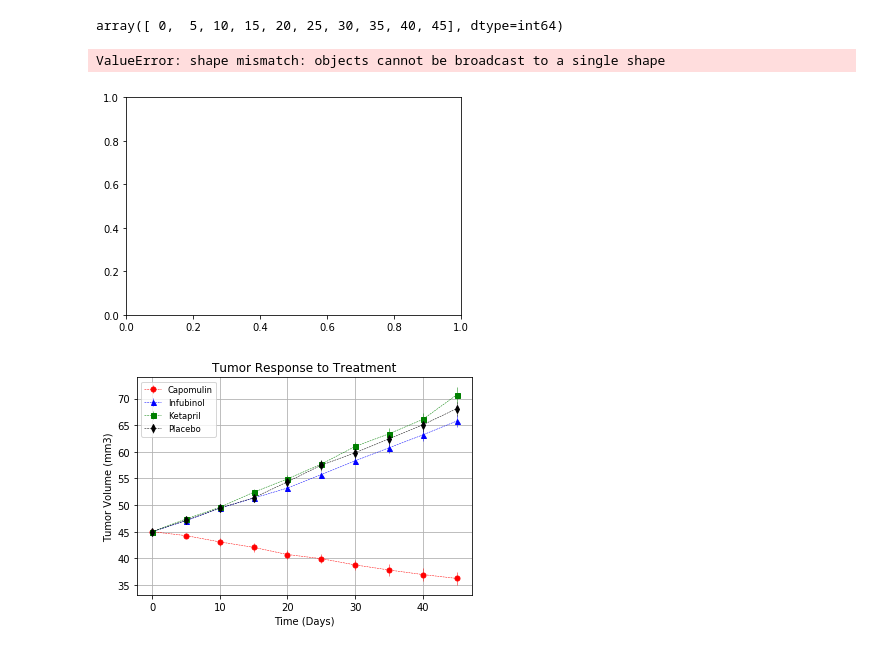
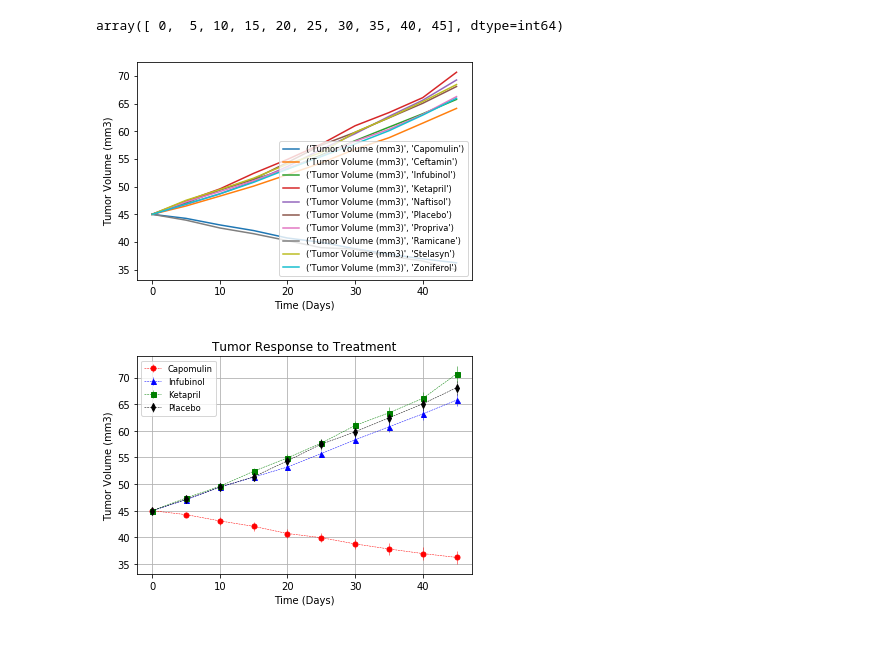
Before and after one commit to mdsmith577/Matplotlib_Homework, a Jupyter notebook: pymaceuticals.ipynb, the cells around one changed output. Cells and saved outputs as stored; diff of their text form; code cells hidden in the pictures.

Commit message:
got a for loop to create a plot

```diff
--- a/pymaceuticals.ipynb
+++ b/pymaceuticals.ipynb
@@ -144,3 +110,29 @@ vol_per_drug
+# %%
+num_timepoints = index_reset_mean_vol_drug_time.index
+
+# How can I get a list of the column names? That way I can count and tell it how many times to iterate, but also,
+# call the name from the list for each iteration to name the line on the chart
+
+count_of_drugs = len(index_reset_mean_vol_drug_time.columns)
+
+
+times = [time for time in num_timepoints]
+vol_per_drug = [index_reset_mean_vol_drug_time.iloc[:, i]
+           for i in range(0, 10)]
+
+sem = [s.sem() for s in vol_per_drug]
+
+# Iterable lines, just replace 0 with "i"
+def drug_iterated(i):
+    return vol_per_drug[i].name[1]
+
+def vol_iterated(i):
+    return vol_per_drug[i]
+
+# Example to show that I can call the drug name and it's data with i
+# print(f"The first drug is {drug_iterated} and it's volumes by timepoint are: {vol_iterated}")
+
+# vol_iterated(0)
 # %%
 x_limit = num_timepoints[-1] + 5
 x_axis = np.arange(0, x_limit, 5)
@@ -150,22 +142,26 @@ array([ 0,  5, 10, 15, 20, 25, 30, 35, 40, 45], dtype=int64)
 # %%
 # Generate the Plot (with Error Bars)
 fig, ax = plt.subplots()
 
-ax.errorbar(x_axis, vol_per_drug, fmt="o", color="b",
-            alpha=0.5, label="Tumor Response to Treatment")
+for y in range(0, 10):
+    plt.plot(x_axis, vol_iterated(y))
+
+#     ax.errorbar(x_axis, vol_iterated(y), fmt="o", color="b",
+#             alpha=0.5, label=str(drug_iterated(y))
 
 # ax.set_xlim(-0.5, len(times))
 
 ax.set_xlabel("Time (Days)")
 ax.set_ylabel("Tumor Volume (mm3)")
 
 plt.legend(loc="best", fontsize="small", fancybox=True)
 
 plt.show()
 # Save the Figure
+
+# plt.savefig("../Images/IceCreamSales.png")
 # %% [output]
-ValueError: shape mismatch: objects cannot be broadcast to a single shape
-[figure, old version]
+[figure, new version]
 # %%
 # Show the Figure
 # %% [output]
```
Also changed, not shown: parts of 1 cell of this notebook.
